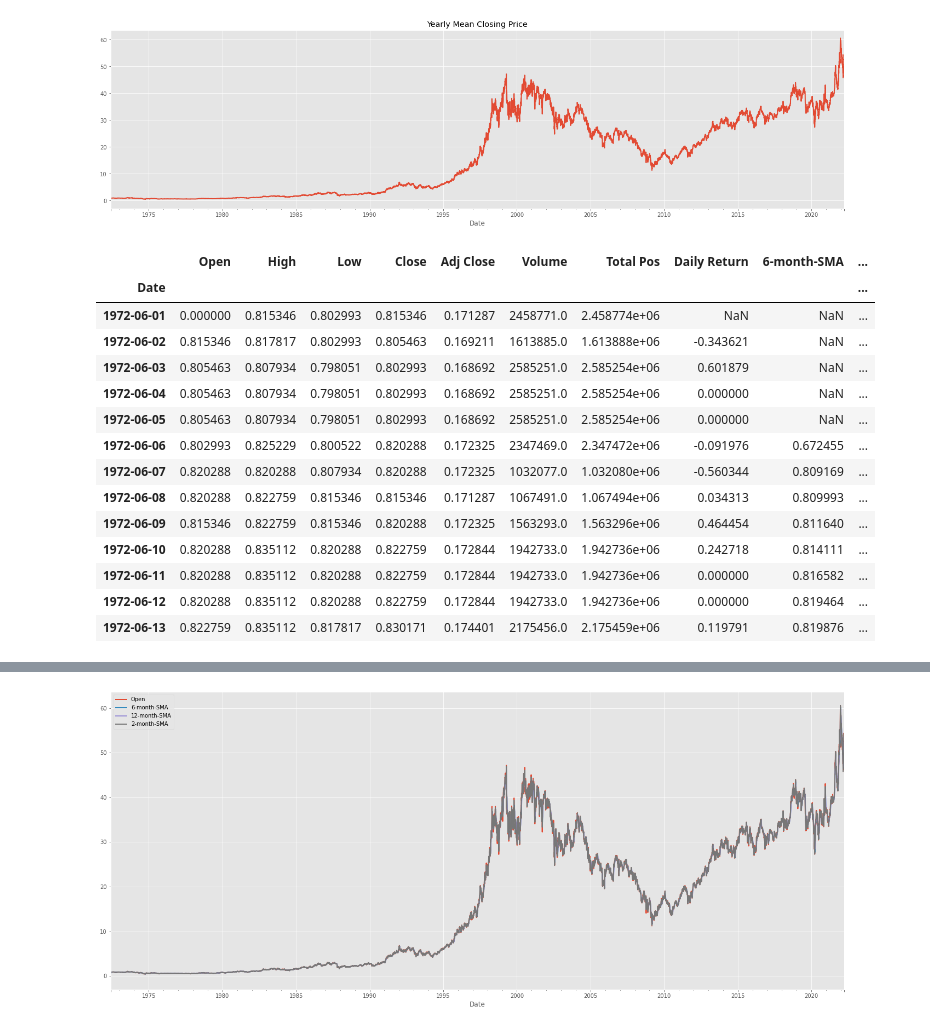
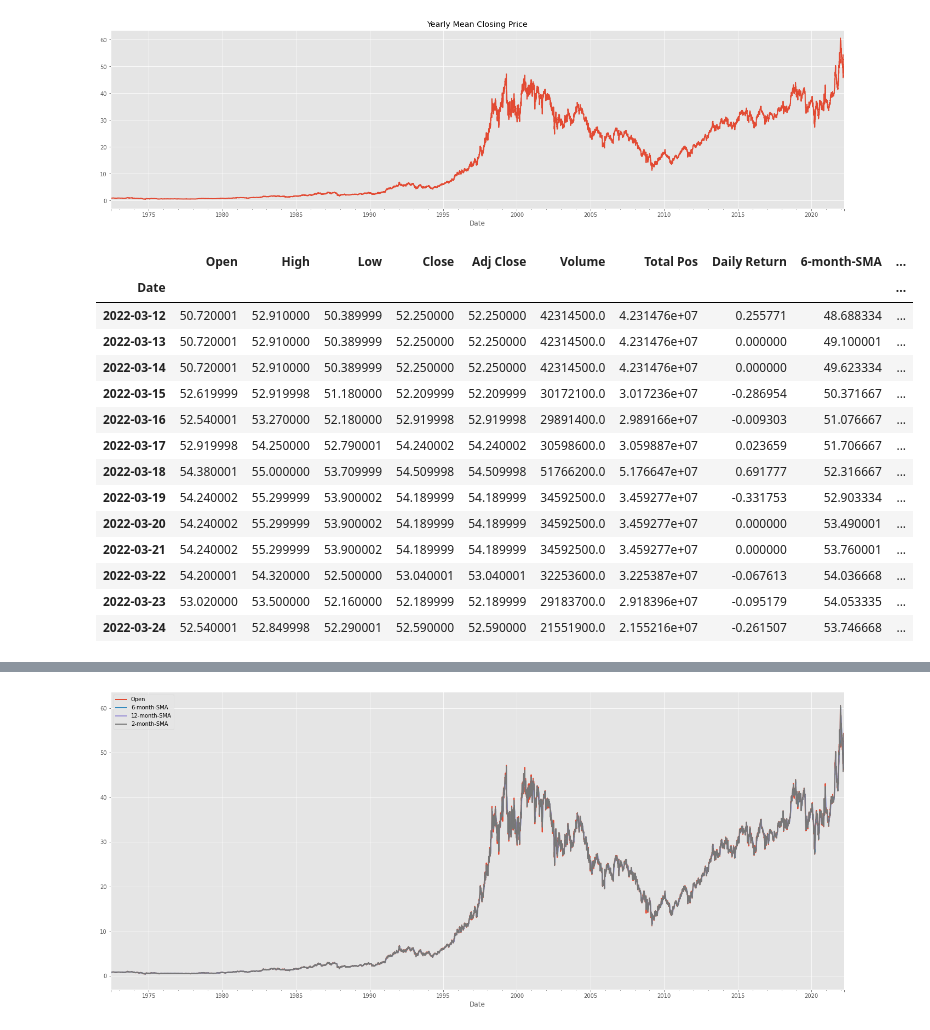
Before and after one commit to YasinnSoylu/PFIZER-Stock-price-time-series-and-lstm-, a Jupyter notebook: pfizer-stock-time-series-and-lstm.ipynb, the cells around one changed output, grey strips where cells are left out. Cells and saved outputs as stored; diff of their text form; code cells hidden in the pictures.

```diff
--- a/pfizer-stock-time-series-and-lstm.ipynb
+++ b/pfizer-stock-time-series-and-lstm.ipynb
@@ -56 +572,4 @@ Volume       0
 dtype: int64
+# %%
+df = pd.read_csv('../input/pfizer-stock-data/PFE.csv')
+df.head()
@@ -168,20 +694,20 @@ df['6-month-SMA'] = df['Open'].rolling(window=6).mean()
 df['12-month-SMA'] = df['Open'].rolling(window=12).mean()
 df['2-month-SMA'] = df['Open'].rolling(window=2).mean()
 # %%
-df.head(13)
+df.tail(13)
 # %% [output]
 |  | Open | High | Low | Close | Adj Close | Volume | Total Pos | Daily Return | 6-month-SMA | ... |
 | Date |  |  |  |  |  |  |  |  |  | ... |
-| 1972-06-01 | 0.000000 | 0.815346 | 0.802993 | 0.815346 | 0.171287 | 2458771.0 | 2.458774e+06 | NaN | NaN | ... |
-| 1972-06-02 | 0.815346 | 0.817817 | 0.802993 | 0.805463 | 0.169211 | 1613885.0 | 1.613888e+06 | -0.343621 | NaN | ... |
-| 1972-06-03 | 0.805463 | 0.807934 | 0.798051 | 0.802993 | 0.168692 | 2585251.0 | 2.585254e+06 | 0.601879 | NaN | ... |
-| 1972-06-04 | 0.805463 | 0.807934 | 0.798051 | 0.802993 | 0.168692 | 2585251.0 | 2.585254e+06 | 0.000000 | NaN | ... |
-| 1972-06-05 | 0.805463 | 0.807934 | 0.798051 | 0.802993 | 0.168692 | 2585251.0 | 2.585254e+06 | 0.000000 | NaN | ... |
-| 1972-06-06 | 0.802993 | 0.825229 | 0.800522 | 0.820288 | 0.172325 | 2347469.0 | 2.347472e+06 | -0.091976 | 0.672455 | ... |
-| 1972-06-07 | 0.820288 | 0.820288 | 0.807934 | 0.820288 | 0.172325 | 1032077.0 | 1.032080e+06 | -0.560344 | 0.809169 | ... |
-| 1972-06-08 | 0.820288 | 0.822759 | 0.815346 | 0.815346 | 0.171287 | 1067491.0 | 1.067494e+06 | 0.034313 | 0.809993 | ... |
-| 1972-06-09 | 0.815346 | 0.822759 | 0.815346 | 0.820288 | 0.172325 | 1563293.0 | 1.563296e+06 | 0.464454 | 0.811640 | ... |
-| 1972-06-10 | 0.820288 | 0.835112 | 0.820288 | 0.822759 | 0.172844 | 1942733.0 | 1.942736e+06 | 0.242718 | 0.814111 | ... |
-| 1972-06-11 | 0.820288 | 0.835112 | 0.820288 | 0.822759 | 0.172844 | 1942733.0 | 1.942736e+06 | 0.000000 | 0.816582 | ... |
-| 1972-06-12 | 0.820288 | 0.835112 | 0.820288 | 0.822759 | 0.172844 | 1942733.0 | 1.942736e+06 | 0.000000 | 0.819464 | ... |
-| 1972-06-13 | 0.822759 | 0.835112 | 0.817817 | 0.830171 | 0.174401 | 2175456.0 | 2.175459e+06 | 0.119791 | 0.819876 | ... |
+| 2022-03-12 | 50.720001 | 52.910000 | 50.389999 | 52.250000 | 52.250000 | 42314500.0 | 4.231476e+07 | 0.255771 | 48.688334 | ... |
+| 2022-03-13 | 50.720001 | 52.910000 | 50.389999 | 52.250000 | 52.250000 | 42314500.0 | 4.231476e+07 | 0.000000 | 49.100001 | ... |
+| 2022-03-14 | 50.720001 | 52.910000 | 50.389999 | 52.250000 | 52.250000 | 42314500.0 | 4.231476e+07 | 0.000000 | 49.623334 | ... |
+| 2022-03-15 | 52.619999 | 52.919998 | 51.180000 | 52.209999 | 52.209999 | 30172100.0 | 3.017236e+07 | -0.286954 | 50.371667 | ... |
+| 2022-03-16 | 52.540001 | 53.270000 | 52.180000 | 52.919998 | 52.919998 | 29891400.0 | 2.989166e+07 | -0.009303 | 51.076667 | ... |
+| 2022-03-17 | 52.919998 | 54.250000 | 52.790001 | 54.240002 | 54.240002 | 30598600.0 | 3.059887e+07 | 0.023659 | 51.706667 | ... |
+| 2022-03-18 | 54.380001 | 55.000000 | 53.709999 | 54.509998 | 54.509998 | 51766200.0 | 5.176647e+07 | 0.691777 | 52.316667 | ... |
+| 2022-03-19 | 54.240002 | 55.299999 | 53.900002 | 54.189999 | 54.189999 | 34592500.0 | 3.459277e+07 | -0.331753 | 52.903334 | ... |
+| 2022-03-20 | 54.240002 | 55.299999 | 53.900002 | 54.189999 | 54.189999 | 34592500.0 | 3.459277e+07 | 0.000000 | 53.490001 | ... |
+| 2022-03-21 | 54.240002 | 55.299999 | 53.900002 | 54.189999 | 54.189999 | 34592500.0 | 3.459277e+07 | 0.000000 | 53.760001 | ... |
+| 2022-03-22 | 54.200001 | 54.320000 | 52.500000 | 53.040001 | 53.040001 | 32253600.0 | 3.225387e+07 | -0.067613 | 54.036668 | ... |
+| 2022-03-23 | 53.020000 | 53.500000 | 52.160000 | 52.189999 | 52.189999 | 29183700.0 | 2.918396e+07 | -0.095179 | 54.053335 | ... |
+| 2022-03-24 | 52.540001 | 52.849998 | 52.290001 | 52.590000 | 52.590000 | 21551900.0 | 2.155216e+07 | -0.261507 | 53.746668 | ... |
```
Also changed, not shown: parts of 60 cells of this notebook.
